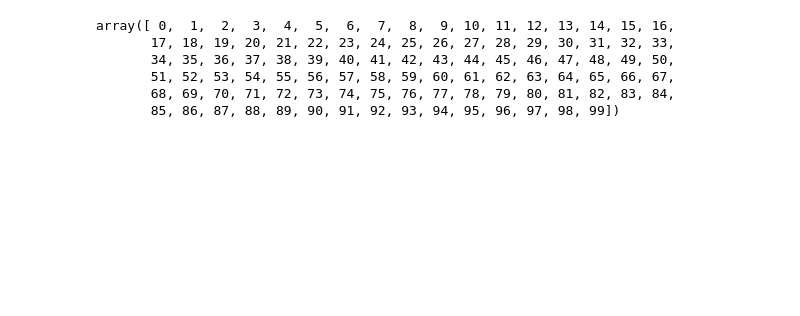
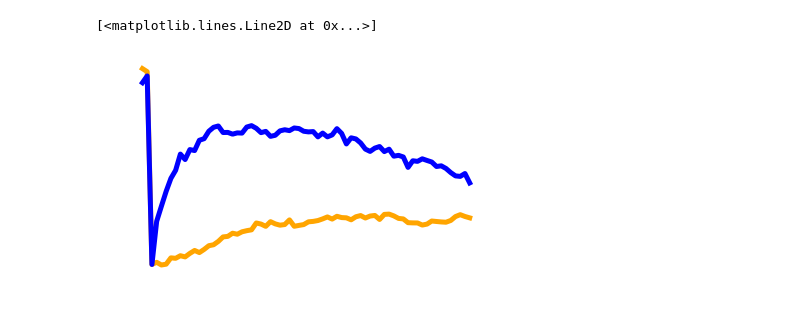
Before and after one commit to datamilas/Python-analysis, a Jupyter notebook: Ablation kinetics/ablation_kinetics_analysis.ipynb, the cells around one changed output. Drawn from its saved outputs; the diff is of its cells as text; code cells hidden in the pictures; blank space fills up the shorter version.

```diff
--- a/Ablation kinetics/ablation_kinetics_analysis.ipynb
+++ b/Ablation kinetics/ablation_kinetics_analysis.ipynb
@@ -95,12 +150,3 @@ fig.savefig(f'{title}.png', dpi=300, transparent=True, bbox_inches='tight')
 
 #fig.savefig(f'{title}.pdf', dpi=300, transparent=False, bbox_inches='tight')
 #fig.savefig(f'{title}.png', dpi=300, transparent=False, bbox_inches='tight')
-# %%
-np.arange(len(intensities_all))
-# %% [output]
-array([ 0,  1,  2,  3,  4,  5,  6,  7,  8,  9, 10, 11, 12, 13, 14, 15, 16,
-       17, 18, 19, 20, 21, 22, 23, 24, 25, 26, 27, 28, 29, 30, 31, 32, 33,
-       34, 35, 36, 37, 38, 39, 40, 41, 42, 43, 44, 45, 46, 47, 48, 49, 50,
-       51, 52, 53, 54, 55, 56, 57, 58, 59, 60, 61, 62, 63, 64, 65, 66, 67,
-       68, 69, 70, 71, 72, 73, 74, 75, 76, 77, 78, 79, 80, 81, 82, 83, 84,
-       85, 86, 87, 88, 89, 90, 91, 92, 93, 94, 95, 96, 97, 98, 99])
@@ -106,0 +157,9 @@ array([ 0,  1,  2,  3,  4,  5,  6,  7,  8,  9, 10, 11, 12, 13, 14, 15, 16,
+# %%
+fig = plt.figure(figsize=(5, 3))
+ax = fig.add_axes([0, 0, 1, 1])
+
+ax.plot(np.arange(70)*dt, baz_mean[0:70], linewidth=5, color="orange")
+ax.plot(np.arange(70)*dt, par1_mean[0:70], linewidth=5, color="blue")
+# %% [output]
+[<matplotlib.lines.Line2D at 0x...>]
+[figure, added]
```
Also changed, not shown: parts of 9 cells of this notebook, 19 other files.
